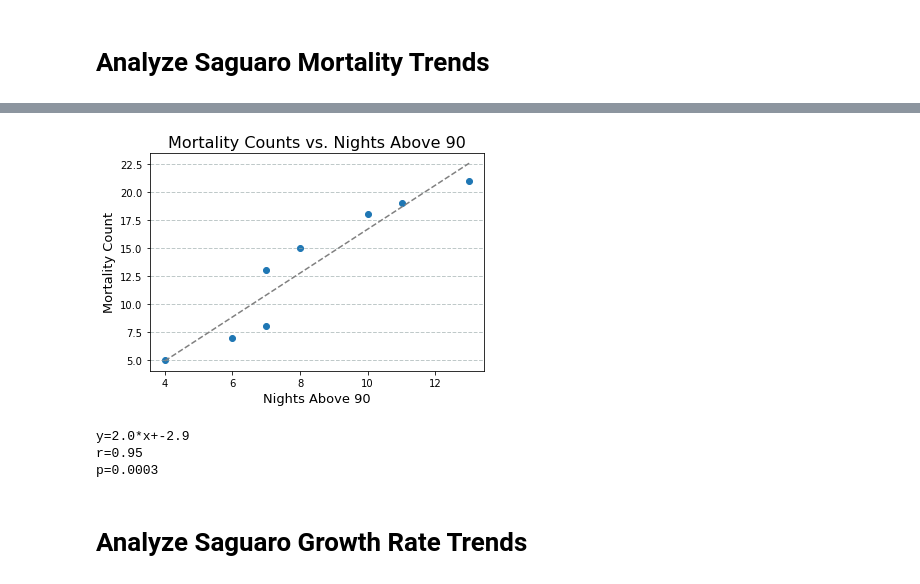
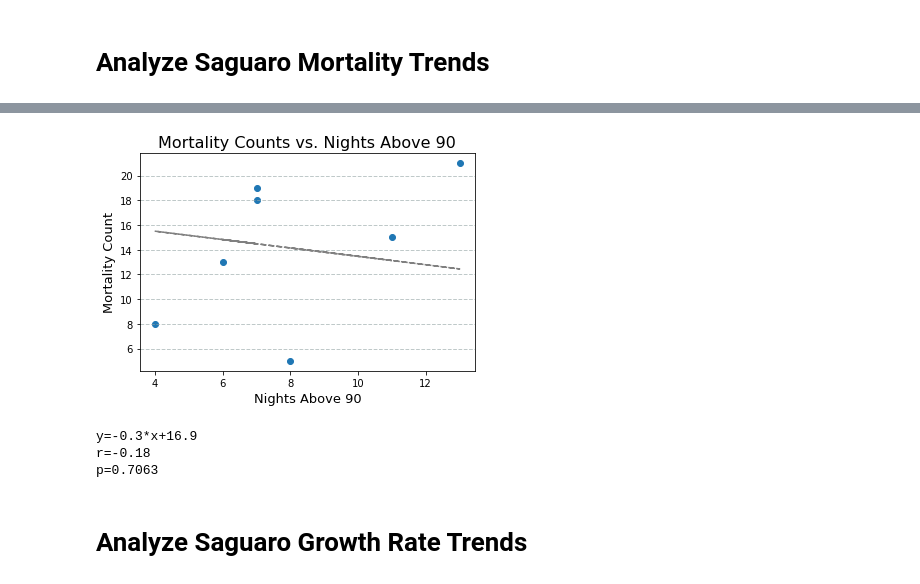
Before and after one commit to mfahey312/SaguaroProject, a Jupyter notebook: Final/Jupyter notebooks/Analysis.ipynb, the cells around one changed output, grey strips where cells are left out. Saved outputs shown, nothing was run; the diff lists cells and outputs as text; code cells hidden in the pictures.

```diff
--- a/Final/Jupyter notebooks/Analysis.ipynb
+++ b/Final/Jupyter notebooks/Analysis.ipynb
@@ -87,8 +108,6 @@ mortality_per_year_df
 # %%
 # Drop first column
 mortality_per_year_df = mortality_per_year_df[["Year", "Mortality Count"]]
-mortality_per_year_sorted_df = mortality_per_year_df.sort_values("Mortality Count")
-
-mortality_per_year_sorted_df
+mortality_per_year_df
 # %% [output]
 |  | Year | Mortality Count |
@@ -158,0 +177,3 @@ mean_mortality
+# %%
+nights_above_90_2_df = nights_above_90_df.loc[(nights_above_90_df["Year"] >= 2012) & (nights_above_90_df["Year"] <= 2018)].copy()
+nights_above_90_2_df
@@ -159,30 +189,31 @@ mean_mortality
 # %%
 # Linear regression analysis of mean annual mortality rate vs. number of nights above 90
 
 # Scatter plot
-x_axis = nights_above_90_sorted_df["Nights Above 90"]
-y_axis = mortality_per_year_sorted_df["Mortality Count"]
+x_axis = nights_above_90_2_df["Nights Above 90"]
+y_axis = mortality_per_year_df["Mortality Count"]
 plt.scatter(x_axis, y_axis)
 plt.grid(color='#95a5a6', linestyle='--', linewidth=1, axis='y', alpha=0.6)
 plt.title("Mortality Counts vs. Nights Above 90", fontsize = 16)
 plt.xlabel("Nights Above 90", fontsize = 13)
 plt.ylabel("Mortality Count", fontsize = 13)
 
 # Linear regression analysis
-slope, y_int, r, p, std_err = sts.linregress(nights_above_90_sorted_df["Nights Above 90"], mortality_per_year_sorted_df["Mortality Count"])
-predicted_temp = slope * nights_above_90_sorted_df["Nights Above 90"] + y_int
-plt.plot(nights_above_90_sorted_df["Nights Above 90"], predicted_temp,"--", c="gray")
+slope, y_int, r, p, std_err = sts.linregress(nights_above_90_2_df["Nights Above 90"], mortality_per_year_sorted_df["Mortality Count"])
+predicted_temp = slope * nights_above_90_2_df["Nights Above 90"] + y_int
+plt.plot(nights_above_90_2_df["Nights Above 90"], predicted_temp,"--", c="gray")
+plt.savefig("../Results/Losses vs Nights Above 90")
 plt.show()
 
 # Print statistics
 print("y=" + str(round(slope, 1)) + "*x+" + str(round(y_int, 1)))
 print("r=" + str(round(r, 2)))
 print("p=" + str(round(p, 4)))
 # %% [output]
-[figure, old version]
+[figure, new version]
-y=2.0*x+-2.9
-r=0.95
-p=0.0003
+y=-0.3*x+16.9
+r=-0.18
+p=0.7063
 # %% [markdown]
 # Analyze Saguaro Growth Rate Trends
 # %%
```
Also changed, not shown: parts of 20 cells of this notebook, 10 other files.
